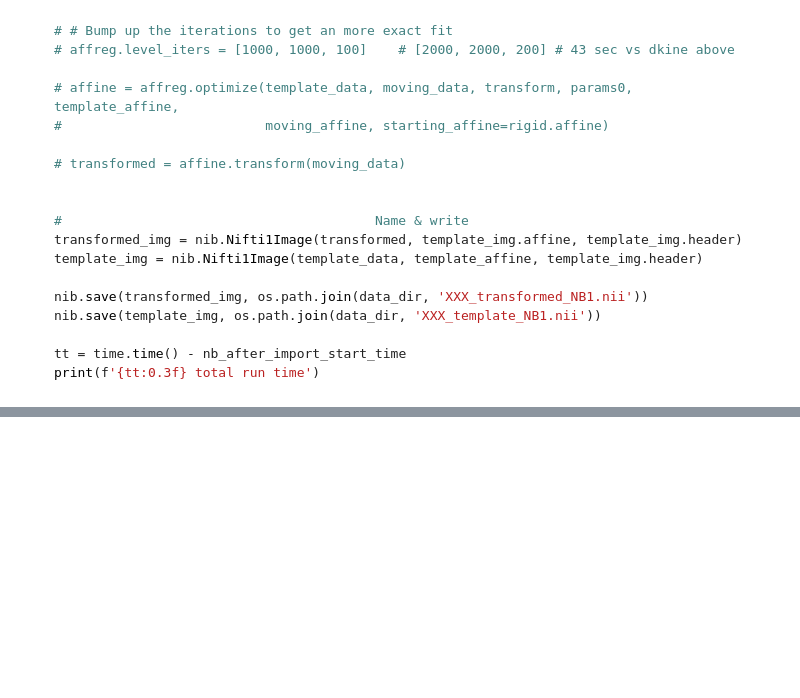
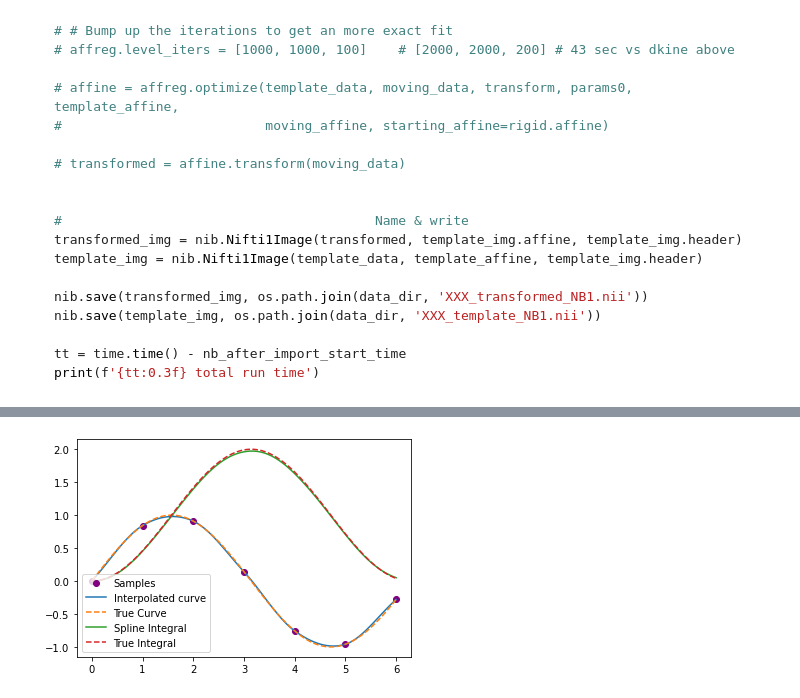
Before and after one commit to dlanier/scalygraphic, a Jupyter notebook: notebookEdges/Torch_PyGraph_Exploration.ipynb, the cells around one changed output, grey strips where cells are left out. Cells and saved outputs as stored; diff of their text form; code cells hidden in the pictures; blank space fills up the shorter version.

```diff
--- a/notebookEdges/Torch_PyGraph_Exploration.ipynb
+++ b/notebookEdges/Torch_PyGraph_Exploration.ipynb
@@ -812,0 +815,81 @@ print(f'{tt:0.3f} total run time')
+# %%
+import torch as T
+
+def h_poly_helper(tt):
+    A = T.tensor([
+      [1, 0, -3, 2],
+      [0, 1, -2, 1],
+      [0, 0, 3, -2],
+      [0, 0, -1, 1]
+      ], dtype=tt[-1].dtype)
+
+    return [sum( A[i, j]*tt[j] for j in range(4) ) for i in range(4) ]
+
+def h_poly(t):
+    tt = [ None for _ in range(4) ]
+    tt[0] = 1
+    for i in range(1, 4):
+        tt[i] = tt[i-1]*t
+    return h_poly_helper(tt)
+
+def H_poly(t):
+    tt = [ None for _ in range(4) ]
+    tt[0] = t
+    for i in range(1, 4):
+        tt[i] = tt[i-1]*t*i/(i+1)
+    return h_poly_helper(tt)
+
+def interp_func(x, y):
+    "Returns integral of interpolating function"
+    if len(y)>1:
+        m = (y[1:] - y[:-1])/(x[1:] - x[:-1])
+        m = T.cat([m[[0]], (m[1:] + m[:-1])/2, m[[-1]]])
+    def f(xs):
+        if len(y)==1: # in the case of 1 point, treat as constant function
+            return y[0] + T.zeros_like(xs)
+        I = T.searchsorted(x[1:], xs)
+        dx = (x[I+1]-x[I])
+        hh = h_poly((xs-x[I])/dx)
+        return hh[0]*y[I] + hh[1]*m[I]*dx + hh[2]*y[I+1] + hh[3]*m[I+1]*dx
+    return f
+
+def interp(x, y, xs):
+    return interp_func(x,y)(xs)
+
+def integ_func(x, y):
+    "Returns interpolating function"
+    if len(y)>1:
+        m = (y[1:] - y[:-1])/(x[1:] - x[:-1])
+        m = T.cat([m[[0]], (m[1:] + m[:-1])/2, m[[-1]]])
+        Y = T.zeros_like(y)
+        Y[1:] = (x[1:]-x[:-1])*( (y[:-1]+y[1:])/2 + (m[:-1] - m[1:])*(x[1:]-x[:-1])/12 )
+        Y = Y.cumsum(0)
+    def f(xs):
+        if len(y)==1:
+            return y[0]*(xs - x[0])
+        I = P.searchsorted(x[1:].detach(), xs)
+        dx = (x[I+1]-x[I])
+        hh = H_poly((xs-x[I])/dx)
+        return Y[I] + dx*(hh[0]*y[I] + hh[1]*m[I]*dx + hh[2]*y[I+1] + hh[3]*m[I+1]*dx)
+    return f
+
+def integ(x, y, xs):
+    return integ_func(x,y)(xs)
+
+# Example
+# if __name__ == "__main__":
+import matplotlib.pylab as P # for plotting
+x = T.linspace(0, 6, 7)
+y = x.sin()
+xs = T.linspace(0, 6, 101)
+ys = interp(x, y, xs)
+Ys = integ(x, y, xs)
+P.scatter(x, y, label='Samples', color='purple')
+P.plot(xs, ys, label='Interpolated curve')
+P.plot(xs, xs.sin(), '--', label='True Curve')
+P.plot(xs, Ys, label='Spline Integral')
+P.plot(xs, 1-xs.cos(), '--', label='True Integral')
+P.legend()
+P.show()
+# %% [output]
+[figure, added]
```
Also changed, not shown: parts of 2 cells of this notebook.
